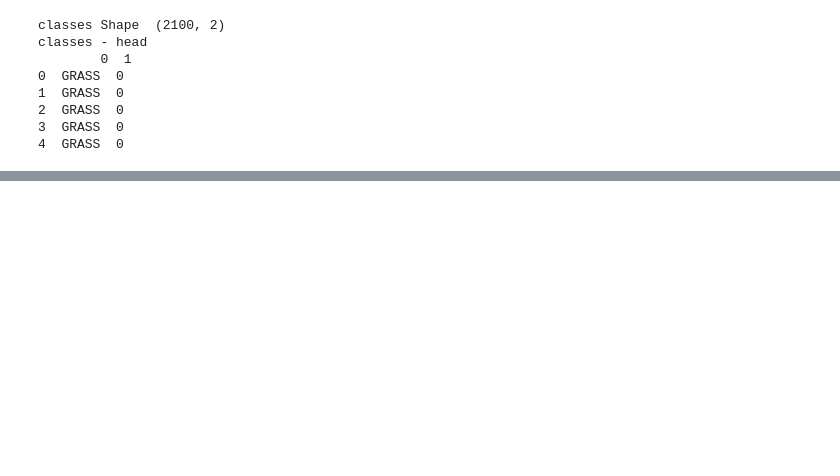
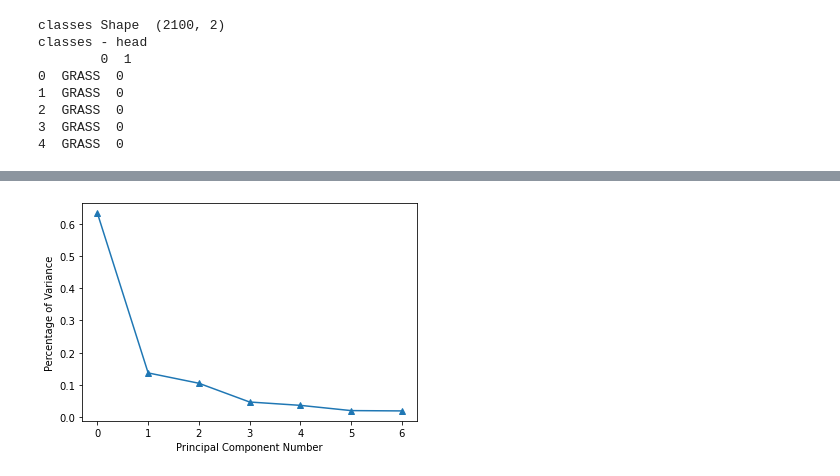
Before and after one commit to rsharm18/DSC478, a Jupyter notebook: Assignment4/1. PCA.ipynb, the cells around one changed output, grey strips where cells are left out. Cells and saved outputs as stored; diff of their text form; code cells hidden in the pictures; blank space fills up the shorter version.

```diff
--- a/Assignment4/1. PCA.ipynb
+++ b/Assignment4/1. PCA.ipynb
@@ -79,0 +215,4 @@ data
+# %%
+explained_variance_ratio = pca.explained_variance_ratio_
+print(explained_variance_ratio)
+print(" explained_variance_ratio - sum ",sum(explained_variance_ratio))
@@ -79,0 +222,21 @@ data
+# %%
+def getPCAData(D,k):
+    r = 0
+    pca_data = []
+    for i in range(k):
+        pca = decomposition.PCA(n_components=i)
+        transformed_data = pca.fit_transform(D)
+        #print("transformed_data\n",transformed_data)
+        explained_variance_ratio = pca.explained_variance_ratio_
+        sum_of_ratio = sum(explained_variance_ratio)
+        #print(" 1. sum_of_ratio : ",sum_of_ratio)
+
+        ## number, r, of PCs needed to capture at least 95% of variance in the data
+        if(sum(explained_variance_ratio) >= 0.95):
+            #print(" 2. sum_of_ratio : ",sum_of_ratio, " r=",i)
+            r = i
+            pca_data = transformed_data;
+            break;
+    return r, pca_data
+# %%
+r, pca_data = getPCAData(scaled_data,names.shape[0])
@@ -79,0 +268,8 @@ data
+# %%
+np.set_printoptions(precision=2,suppress=True)
+
+pca = decomposition.PCA(n_components=r)
+transformed_data = pca.fit_transform(pca_data)
+print("transformed_data\n",transformed_data)
+explained_variance_ratio = pca.explained_variance_ratio_
+print("\n explained_variance_ratio ",explained_variance_ratio)
@@ -79,0 +287,9 @@ data
+# %%
+fig = plt.figure()
+ax = fig.add_subplot(111)
+ax.plot(range(0, r), explained_variance_ratio  , marker='^')
+plt.xlabel('Principal Component Number')
+plt.ylabel('Percentage of Variance')
+plt.show()
+# %% [output]
+[figure, added]
```
Also changed, not shown: parts of 44 cells of this notebook.
